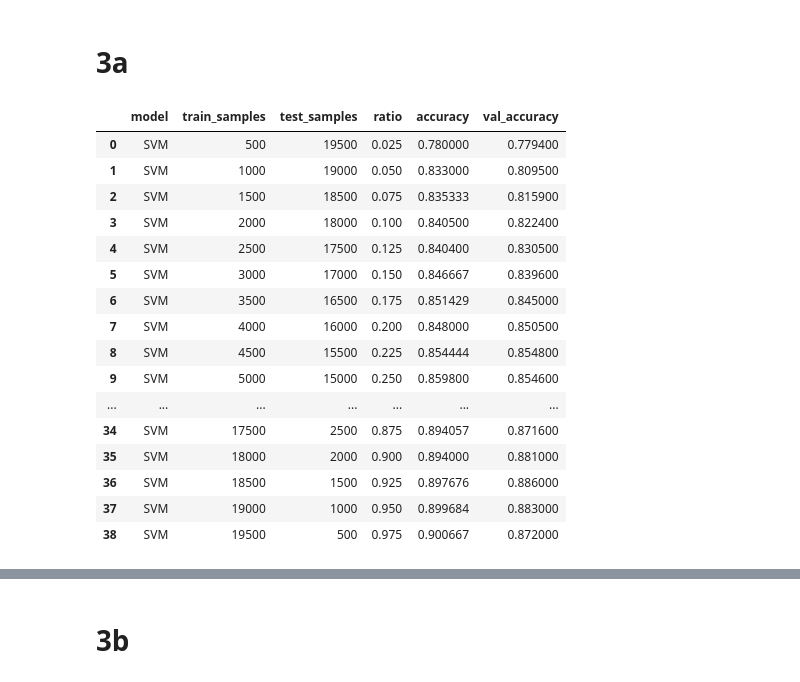
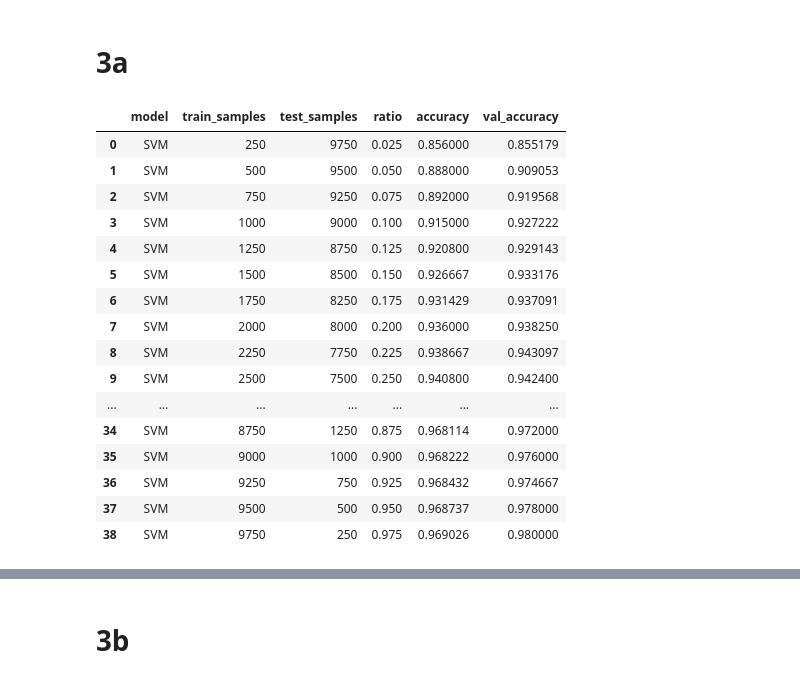
Before and after one commit to tomekzaw/agh_sem6_ml_proj, a Jupyter notebook: project.ipynb, the cells around one changed output, grey strips where cells are left out. Saved outputs shown, nothing was run; the diff lists cells and outputs as text; code cells hidden in the pictures.

```diff
--- a/project.ipynb
+++ b/project.ipynb
@@ -252,46 +252,48 @@ def plot_3b(data):
 # 3a
 # %%
 def gen_3a_svm():
-    total_samples = 20000
+    total_samples = 10000
     ratios = np.arange(0.025, 1.0, 0.025)
 
 #     total_samples = 300
 #     ratios = [0.2, 0.8]
 
     for ratio in ratios:
         train_samples, test_samples = calc_train_test_samples(total_samples, ratio)
         accuracy, val_accuracy, roc, pr, cm = evaluate_svm(train_samples, test_samples)
 
         yield 'SVM', train_samples, test_samples, ratio, accuracy, val_accuracy
         roc.savefig(f'plots/3a/svm_{ratio}_roc.svg')
         pr.savefig(f'plots/3a/svm_{ratio}_pr.svg')
         cm.savefig(f'plots/3a/svm_{ratio}_cm.svg')
         plt.close('all')
 
 
-results_3a_svm = pd.DataFrame(gen_3a_svm(), columns=[
-    'model', 'train_samples', 'test_samples', 'ratio', 'accuracy', 'val_accuracy'
-])
-results_3a_svm.to_csv('results/3a_svm.csv')
-results_3a_svm
+# results_3a_svm = pd.DataFrame(gen_3a_svm(), columns=[
+#     'model', 'train_samples', 'test_samples', 'ratio', 'accuracy', 'val_accuracy'
+# ])
+# results_3a_svm.to_csv('results/3a_svm.csv')
+# results_3a_svm
+
+results_3a_svm = pd.read_csv('results/3a_svm.csv')
 # %% [output]
 |  | model | train_samples | test_samples | ratio | accuracy | val_accuracy |
-| 0 | SVM | 500 | 19500 | 0.025 | 0.780000 | 0.779400 |
-| 1 | SVM | 1000 | 19000 | 0.050 | 0.833000 | 0.809500 |
-| 2 | SVM | 1500 | 18500 | 0.075 | 0.835333 | 0.815900 |
-| 3 | SVM | 2000 | 18000 | 0.100 | 0.840500 | 0.822400 |
-| 4 | SVM | 2500 | 17500 | 0.125 | 0.840400 | 0.830500 |
-| 5 | SVM | 3000 | 17000 | 0.150 | 0.846667 | 0.839600 |
-| 6 | SVM | 3500 | 16500 | 0.175 | 0.851429 | 0.845000 |
-| 7 | SVM | 4000 | 16000 | 0.200 | 0.848000 | 0.850500 |
-| 8 | SVM | 4500 | 15500 | 0.225 | 0.854444 | 0.854800 |
-| 9 | SVM | 5000 | 15000 | 0.250 | 0.859800 | 0.854600 |
+| 0 | SVM | 250 | 9750 | 0.025 | 0.856000 | 0.855179 |
+| 1 | SVM | 500 | 9500 | 0.050 | 0.888000 | 0.909053 |
+| 2 | SVM | 750 | 9250 | 0.075 | 0.892000 | 0.919568 |
+| 3 | SVM | 1000 | 9000 | 0.100 | 0.915000 | 0.927222 |
+| 4 | SVM | 1250 | 8750 | 0.125 | 0.920800 | 0.929143 |
+| 5 | SVM | 1500 | 8500 | 0.150 | 0.926667 | 0.933176 |
+| 6 | SVM | 1750 | 8250 | 0.175 | 0.931429 | 0.937091 |
+| 7 | SVM | 2000 | 8000 | 0.200 | 0.936000 | 0.938250 |
+| 8 | SVM | 2250 | 7750 | 0.225 | 0.938667 | 0.943097 |
+| 9 | SVM | 2500 | 7500 | 0.250 | 0.940800 | 0.942400 |
 | ... | ... | ... | ... | ... | ... | ... |
-| 34 | SVM | 17500 | 2500 | 0.875 | 0.894057 | 0.871600 |
-| 35 | SVM | 18000 | 2000 | 0.900 | 0.894000 | 0.881000 |
-| 36 | SVM | 18500 | 1500 | 0.925 | 0.897676 | 0.886000 |
-| 37 | SVM | 19000 | 1000 | 0.950 | 0.899684 | 0.883000 |
-| 38 | SVM | 19500 | 500 | 0.975 | 0.900667 | 0.872000 |
+| 34 | SVM | 8750 | 1250 | 0.875 | 0.968114 | 0.972000 |
+| 35 | SVM | 9000 | 1000 | 0.900 | 0.968222 | 0.976000 |
+| 36 | SVM | 9250 | 750 | 0.925 | 0.968432 | 0.974667 |
+| 37 | SVM | 9500 | 500 | 0.950 | 0.968737 | 0.978000 |
+| 38 | SVM | 9750 | 250 | 0.975 | 0.969026 | 0.980000 |
 # %%
 def gen_3a_cnn():
     total_samples = 20000
```
Also changed, not shown: parts of 7 cells of this notebook.
